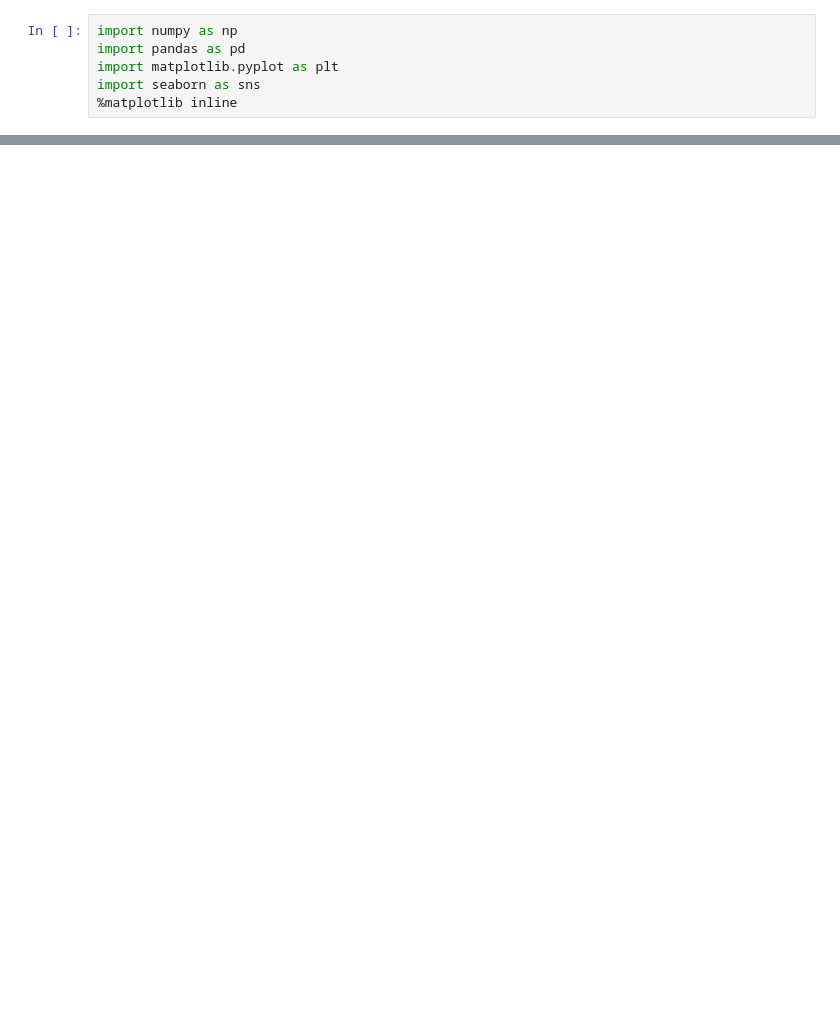
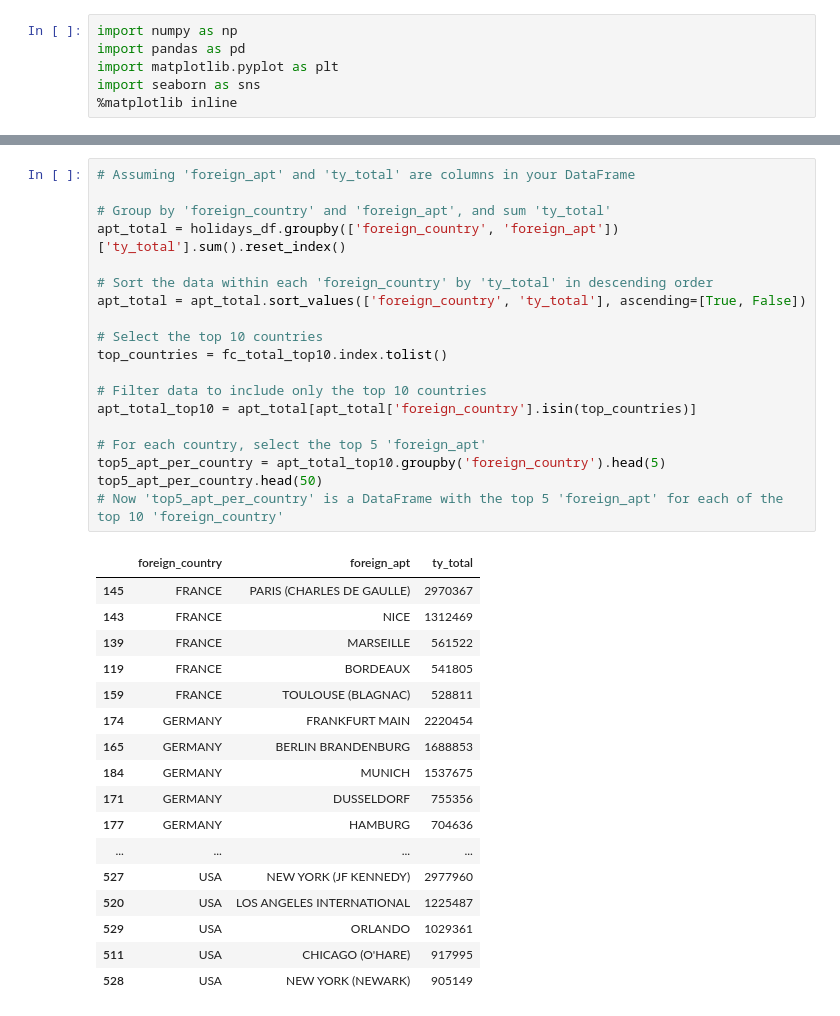
Before and after one commit to ot-babs/Holiday_EDA, a Jupyter notebook: Holiday_EDA.ipynb, the cells around one changed output, grey strips where cells are left out. Cells and saved outputs as stored; diff of their text form; blank space fills up the shorter version.

```diff
--- a/Holiday_EDA.ipynb
+++ b/Holiday_EDA.ipynb
@@ -20,0 +75,37 @@ plt.show()
+# %%
+# Assuming 'foreign_apt' and 'ty_total' are columns in your DataFrame
+
+# Group by 'foreign_country' and 'foreign_apt', and sum 'ty_total'
+apt_total = holidays_df.groupby(['foreign_country', 'foreign_apt'])['ty_total'].sum().reset_index()
+
+# Sort the data within each 'foreign_country' by 'ty_total' in descending order
+apt_total = apt_total.sort_values(['foreign_country', 'ty_total'], ascending=[True, False])
+
+# Select the top 10 countries
+top_countries = fc_total_top10.index.tolist()
+
+# Filter data to include only the top 10 countries
+apt_total_top10 = apt_total[apt_total['foreign_country'].isin(top_countries)]
+
+# For each country, select the top 5 'foreign_apt'
+top5_apt_per_country = apt_total_top10.groupby('foreign_country').head(5)
+top5_apt_per_country.head(50)
+# Now 'top5_apt_per_country' is a DataFrame with the top 5 'foreign_apt' for each of the top 10 'foreign_country'
+# %% [output]
+|  | foreign_country | foreign_apt | ty_total |
+| 145 | FRANCE | PARIS (CHARLES DE GAULLE) | 2970367 |
+| 143 | FRANCE | NICE | 1312469 |
+| 139 | FRANCE | MARSEILLE | 561522 |
+| 119 | FRANCE | BORDEAUX | 541805 |
+| 159 | FRANCE | TOULOUSE (BLAGNAC) | 528811 |
+| 174 | GERMANY | FRANKFURT MAIN | 2220454 |
+| 165 | GERMANY | BERLIN BRANDENBURG | 1688853 |
+| 184 | GERMANY | MUNICH | 1537675 |
+| 171 | GERMANY | DUSSELDORF | 755356 |
+| 177 | GERMANY | HAMBURG | 704636 |
+| ... | ... | ... | ... |
+| 527 | USA | NEW YORK (JF KENNEDY) | 2977960 |
+| 520 | USA | LOS ANGELES INTERNATIONAL | 1225487 |
+| 529 | USA | ORLANDO | 1029361 |
+| 511 | USA | CHICAGO (O'HARE) | 917995 |
+| 528 | USA | NEW YORK (NEWARK) | 905149 |
```
Also changed, not shown: parts of 6 cells of this notebook.
